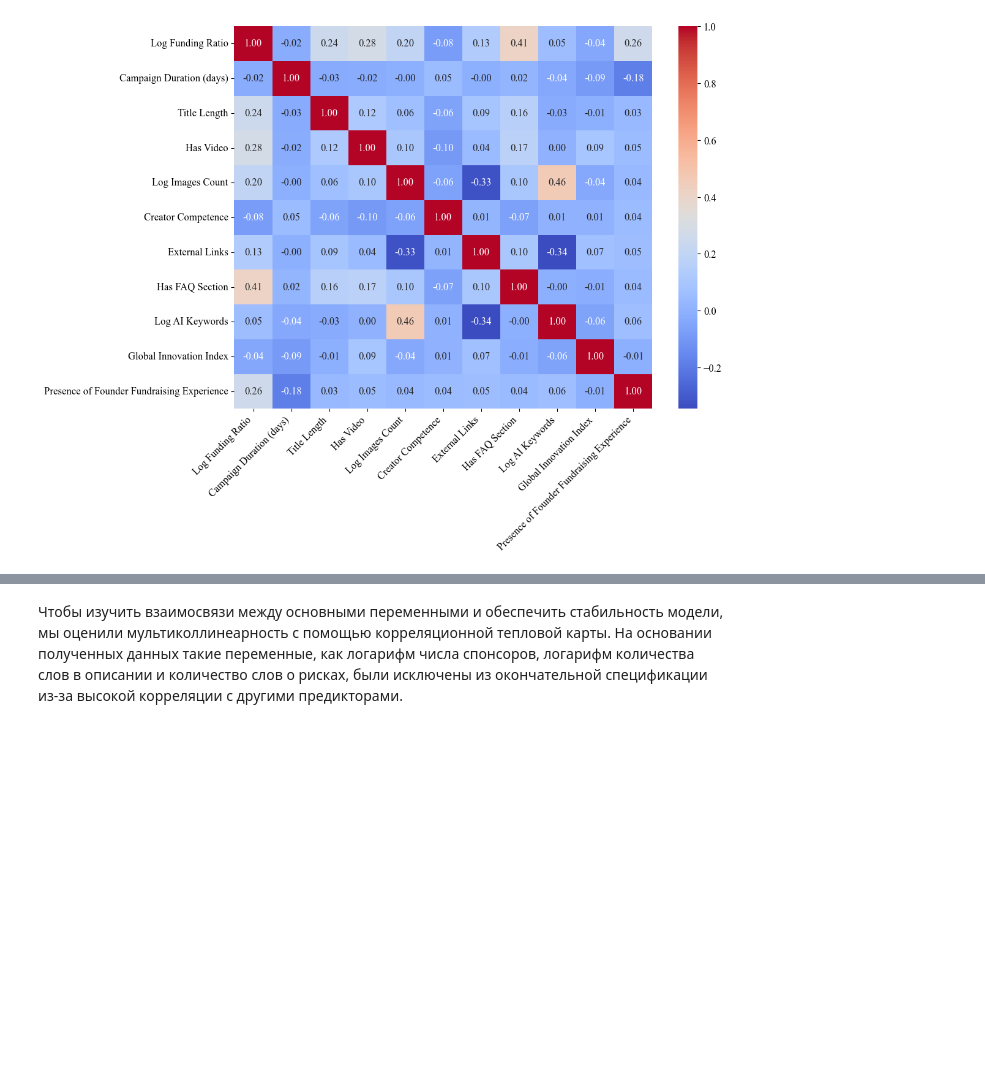
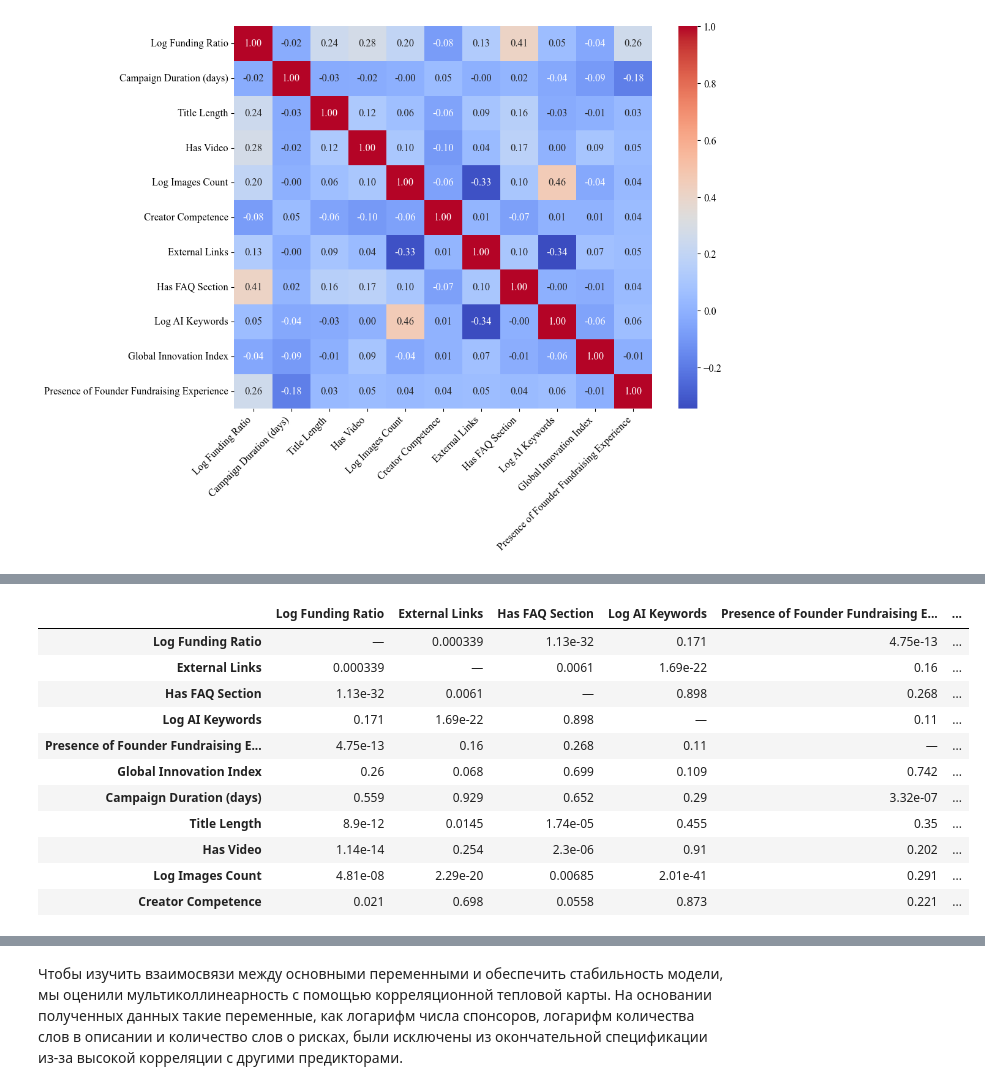
Before and after one commit to alendemsh/Fundraising-perspectives-via-crowdfunding-of-AI-driven-startups, a Jupyter notebook: eda.ipynb, the cells around one changed output, grey strips where cells are left out. Cells and saved outputs as stored; diff of their text form; code cells hidden in the pictures; blank space fills up the shorter version.

```diff
--- a/eda.ipynb
+++ b/eda.ipynb
@@ -282,3 +282,87 @@ plt.tight_layout()
 plt.show()
 # %% [output]
 [figure]
+# %%
+from scipy.stats import pearsonr
+from IPython.display import display
+
+# Переменные в порядке таблицы Word
+columns = [
+    'log_funding_ratio',
+    'story_external_links_count',
+    'has_faq_section',
+    'log_ai_keyword_count',
+    'creator_created_projects',
+    'gii',
+    'duration_days',
+    'title_length_chars',
+    'has_video',
+    'log_story_image_count',
+    'creator_competence_count'
+]
+
+# Берём исходные данные, а не готовую матрицу корреляций
+data = (
+    work[columns]
+    .rename(columns=rename_dict)
+    .replace([np.inf, -np.inf], np.nan)
+)
+
+names = data.columns
+
+corr = pd.DataFrame(np.nan, index=names, columns=names)
+p_values = pd.DataFrame(np.nan, index=names, columns=names)
+
+# Расчёт корреляций и p-value для каждой пары
+for i in range(len(names)):
+    for j in range(i, len(names)):
+
+        # Пропуски исключаются отдельно для каждой пары
+        pair = data.iloc[:, [i, j]].dropna()
+
+        # Для теста нужны наблюдения и изменяющиеся значения
+        if (
+            len(pair) < 3
+            or pair.iloc[:, 0].nunique() < 2
+            or pair.iloc[:, 1].nunique() < 2
+        ):
+            continue
+
+        if i == j:
+            corr.iloc[i, j] = 1.0
+            continue
+
+        r, p = pearsonr(pair.iloc[:, 0], pair.iloc[:, 1])
+
+        corr.iloc[i, j] = corr.iloc[j, i] = r
+        p_values.iloc[i, j] = p_values.iloc[j, i] = p
+
+
+# Таблица с коэффициентами и звёздочками
+table_stars = pd.DataFrame('', index=names, columns=names)
+
+for i in range(len(names)):
+    for j in range(i + 1):
+
+        r = corr.iloc[i, j]
+        p = p_values.iloc[i, j]
+
+        if pd.isna(r):
+            table_stars.iloc[i, j] = 'NA'
+        elif i == j:
+            table_stars.iloc[i, j] = '1.00'
+        else:
+            stars = '**' if p < 0.01 else '*' if p < 0.05 else ''
+
+            # Убираем отображение отрицательного нуля
+            value = '0.00' if abs(r) < 0.005 else f'{r:.2f}'
+
+            table_stars.iloc[i, j] = value + stars
+
+
+print('P-value для каждой пары:')
+display(p_values.style.format('{:.3g}', na_rep='—'))
+
+print('Таблица корреляций со звёздочками:')
+display(table_stars)
+# %% [output]
@@ -284,0 +370,12 @@ plt.show()
+|  | Log Funding Ratio | External Links | Has FAQ Section | Log AI Keywords | Presence of Founder Fundraising E... | ... |
+| Log Funding Ratio | — | 0.000339 | 1.13e-32 | 0.171 | 4.75e-13 | ... |
+| External Links | 0.000339 | — | 0.0061 | 1.69e-22 | 0.16 | ... |
+| Has FAQ Section | 1.13e-32 | 0.0061 | — | 0.898 | 0.268 | ... |
+| Log AI Keywords | 0.171 | 1.69e-22 | 0.898 | — | 0.11 | ... |
+| Presence of Founder Fundraising E... | 4.75e-13 | 0.16 | 0.268 | 0.11 | — | ... |
+| Global Innovation Index | 0.26 | 0.068 | 0.699 | 0.109 | 0.742 | ... |
+| Campaign Duration (days) | 0.559 | 0.929 | 0.652 | 0.29 | 3.32e-07 | ... |
+| Title Length | 8.9e-12 | 0.0145 | 1.74e-05 | 0.455 | 0.35 | ... |
+| Has Video | 1.14e-14 | 0.254 | 2.3e-06 | 0.91 | 0.202 | ... |
+| Log Images Count | 4.81e-08 | 2.29e-20 | 0.00685 | 2.01e-41 | 0.291 | ... |
+| Creator Competence | 0.021 | 0.698 | 0.0558 | 0.873 | 0.221 | ... |
```
Also changed, not shown: parts of 2 cells of this notebook, 1 other file.
